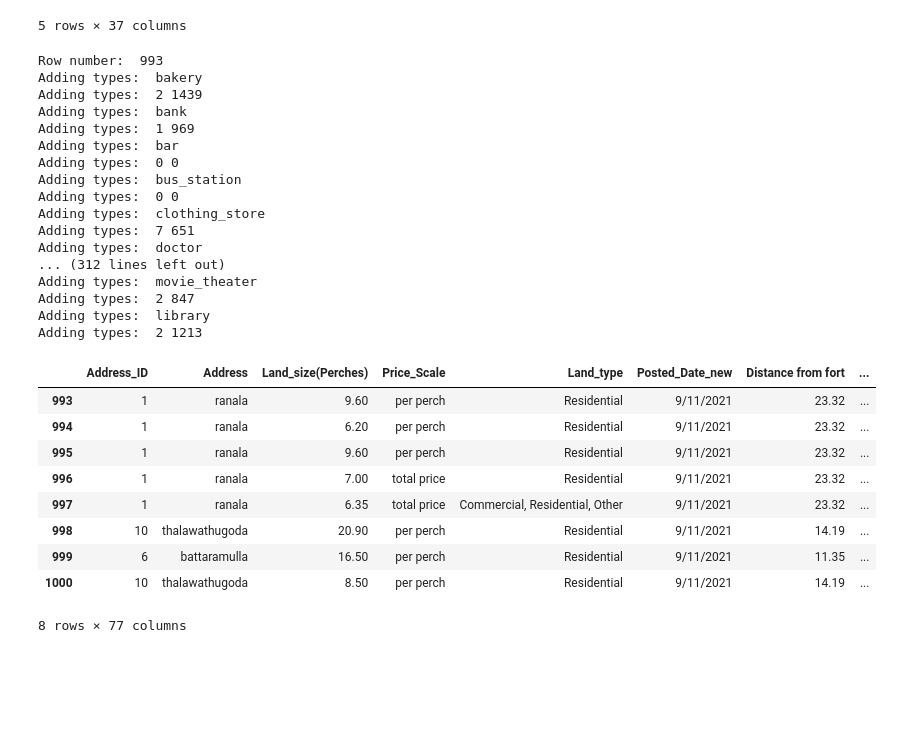
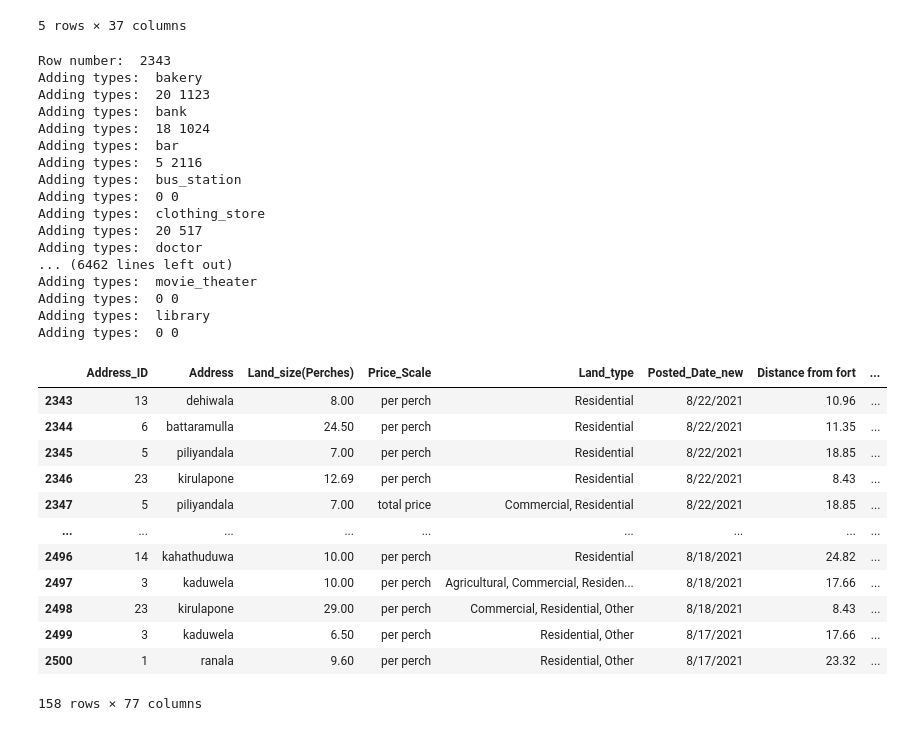
Before and after one commit to movindugunarathna/LandPulse-ML, a Jupyter notebook: model/part_2.ipynb, the cells around one changed output. Cells and saved outputs as stored; diff of their text form; code cells hidden in the pictures; blank space fills up the shorter version.

```diff
--- a/model/part_2.ipynb
+++ b/model/part_2.ipynb
@@ -5,9 +5,8 @@
 # %%
 import pandas as pd
 import numpy as np
-import pandas as pd
 import googlemaps
 import math
 import os.path
 
-gmaps = googlemaps.Client(key="AIzaSyBYMGxceM10RqSBpWvVRwmL9u_lyjRYb88")
+gmaps = googlemaps.Client(key="AIzaSyDAhkt5MAyhe_Dj4JM6HXuHp8qY9IKlD38")
@@ -14,7 +21,7 @@ gmaps = googlemaps.Client(key="AIzaSyBYMGxceM10RqSBpWvVRwmL9u_lyjRYb88")
 # %% [markdown]
 <h4 style='color:orange'>Loading dataset</h4>
 # %%
-df1 = pd.read_csv("CNF.csv")
+df1 = pd.read_csv("datasets/CNF.csv")
 df1.head()
 # %% [output]
 |  | Address_ID | Address | Land_size(Perches) | Price_Scale | Land_type | Posted_Date_new | Distance from fort | ... |
@@ -112,51 +119,54 @@ def add_random_location_columns(row, row_number):
         print('Adding types: ', count, min_distance)
 
         # Update the row with random latitude and longitude
         row[f'{name}_count'] = count
         row[f'{name}_mdist'] = min_distance
 
     # Determine whether to create a new file or append to an existing one
-    output_file = 'NewDataset.csv'
+    output_file = 'datasets/NewDataset.csv'
     if os.path.isfile(output_file):
         # Append the row to the existing CSV file
         df3 = pd.DataFrame([row])
         df3.to_csv(output_file, mode='a', index=False, header=False)
     else:
         # Create a new CSV file with the header
         df3 = pd.DataFrame([row])
         df3.to_csv(output_file, index=False, header=True)
 
     return row
 
 # Apply the function to each row in the DataFrame
-df1[993: 1001].apply(lambda x: add_random_location_columns(x, x.name), axis=1)
+df1[2343 : 2501].apply(lambda x: add_random_location_columns(x, x.name), axis=1)
 # %% [output]
-Row number:  993
+Row number:  2343
 Adding types:  bakery
-Adding types:  2 1439
+Adding types:  20 1123
 Adding types:  bank
-Adding types:  1 969
+Adding types:  18 1024
 Adding types:  bar
-Adding types:  0 0
+Adding types:  5 2116
 Adding types:  bus_station
 Adding types:  0 0
 Adding types:  clothing_store
-Adding types:  7 651
+Adding types:  20 517
 Adding types:  doctor
-... (312 lines left out)
+... (6462 lines left out)
 Adding types:  movie_theater
-Adding types:  2 847
+Adding types:  0 0
 Adding types:  library
-Adding types:  2 1213
+Adding types:  0 0
 |  | Address_ID | Address | Land_size(Perches) | Price_Scale | Land_type | Posted_Date_new | Distance from fort | ... |
-| 993 | 1 | ranala | 9.60 | per perch | Residential | 9/11/2021 | 23.32 | ... |
-| 994 | 1 | ranala | 6.20 | per perch | Residential | 9/11/2021 | 23.32 | ... |
-| 995 | 1 | ranala | 9.60 | per perch | Residential | 9/11/2021 | 23.32 | ... |
-| 996 | 1 | ranala | 7.00 | total price | Residential | 9/11/2021 | 23.32 | ... |
-| 997 | 1 | ranala | 6.35 | total price | Commercial, Residential, Other | 9/11/2021 | 23.32 | ... |
-| 998 | 10 | thalawathugoda | 20.90 | per perch | Residential | 9/11/2021 | 14.19 | ... |
-| 999 | 6 | battaramulla | 16.50 | per perch | Residential | 9/11/2021 | 11.35 | ... |
-| 1000 | 10 | thalawathugoda | 8.50 | per perch | Residential | 9/11/2021 | 14.19 | ... |
+| 2343 | 13 | dehiwala | 8.00 | per perch | Residential | 8/22/2021 | 10.96 | ... |
+| 2344 | 6 | battaramulla | 24.50 | per perch | Residential | 8/22/2021 | 11.35 | ... |
+| 2345 | 5 | piliyandala | 7.00 | per perch | Residential | 8/22/2021 | 18.85 | ... |
+| 2346 | 23 | kirulapone | 12.69 | per perch | Residential | 8/22/2021 | 8.43 | ... |
+| 2347 | 5 | piliyandala | 7.00 | total price | Commercial, Residential | 8/22/2021 | 18.85 | ... |
+| ... | ... | ... | ... | ... | ... | ... | ... | ... |
+| 2496 | 14 | kahathuduwa | 10.00 | per perch | Residential | 8/18/2021 | 24.82 | ... |
+| 2497 | 3 | kaduwela | 10.00 | per perch | Agricultural, Commercial, Residen... | 8/18/2021 | 17.66 | ... |
+| 2498 | 23 | kirulapone | 29.00 | per perch | Commercial, Residential, Other | 8/18/2021 | 8.43 | ... |
+| 2499 | 3 | kaduwela | 6.50 | per perch | Residential, Other | 8/17/2021 | 17.66 | ... |
+| 2500 | 1 | ranala | 9.60 | per perch | Residential, Other | 8/17/2021 | 23.32 | ... |
-8 rows × 77 columns
+158 rows × 77 columns
 # %%
 df1[990:1000]
```
Also changed, not shown: parts of 2 cells of this notebook, 8 other files.
